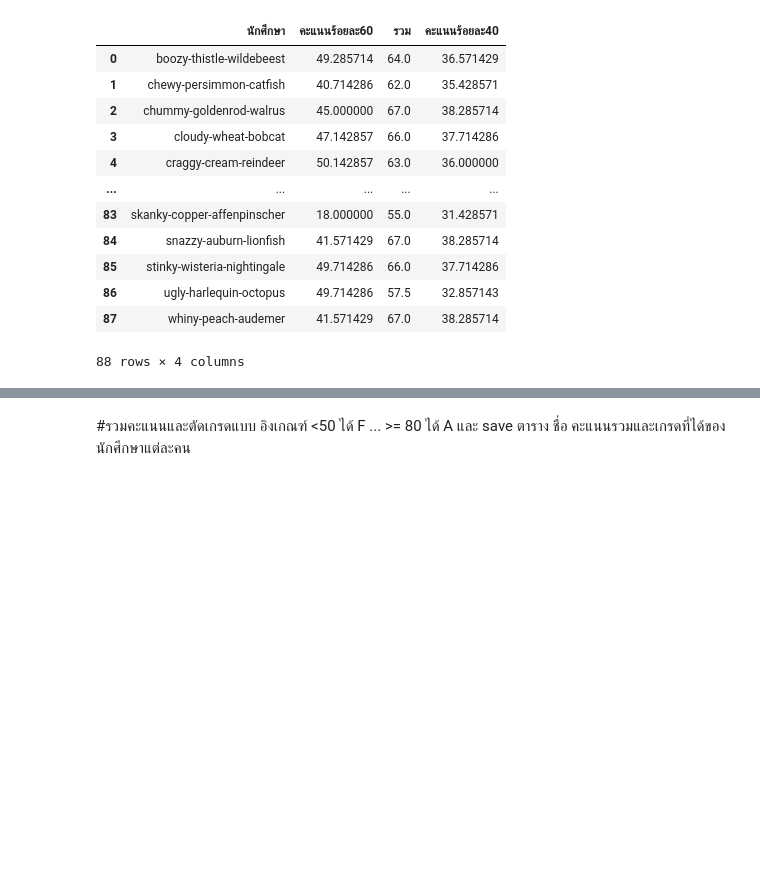
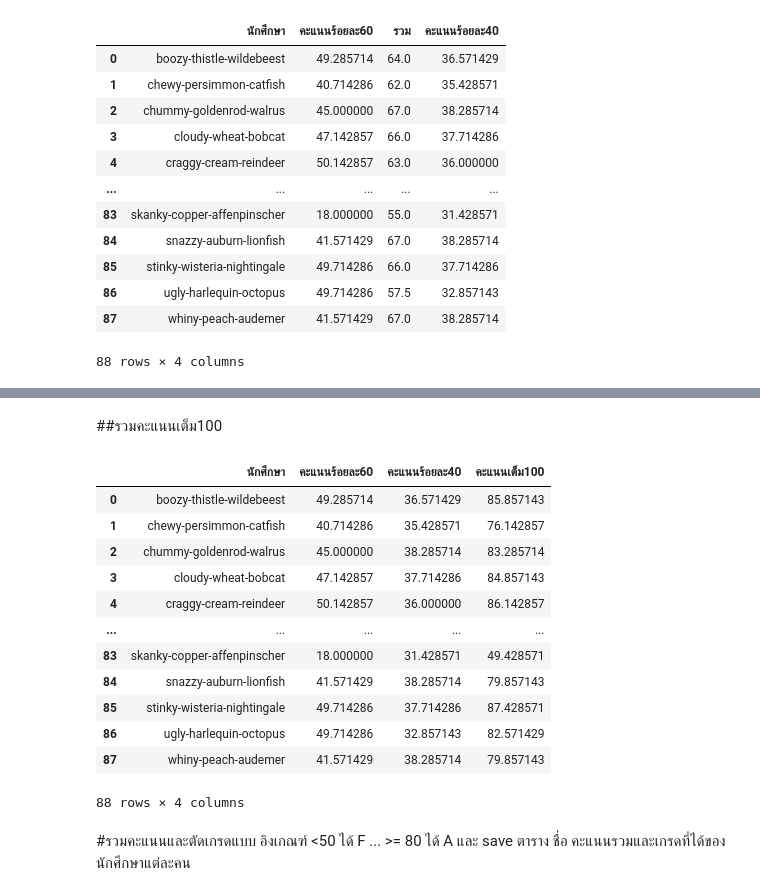
Before and after one commit to 1234567890qqqqqq/BasicProg_DataViz65, a Jupyter notebook: aon1.ipynb, the cells around one changed output, grey strips where cells are left out. Drawn from its saved outputs; the diff is of its cells as text; code cells hidden in the pictures; blank space fills up the shorter version.

Commit message:
รวมคะแนนเต็ม100

```diff
--- a/aon1.ipynb
+++ b/aon1.ipynb
@@ -1207,3 +1207,5 @@ jj2
 | 86 | ugly-harlequin-octopus | 49.714286 | 57.5 | 32.857143 |
 | 87 | whiny-peach-audemer | 41.571429 | 67.0 | 38.285714 |
 88 rows × 4 columns
+# %%
+jj2.drop(['รวม'], axis=1, inplace=True)
@@ -1210,3 +1228,22 @@ jj2
+# %% [markdown]
+##รวมคะแนนเต็ม100
+# %%
+jj2['คะแนนเต็ม100'] = jj2['คะแนนร้อยละ60']+jj2['คะแนนร้อยละ40']
+jj2
+# %% [output]
+|  | นักศึกษา | คะแนนร้อยละ60 | คะแนนร้อยละ40 | คะแนนเต็ม100 |
+| 0 | boozy-thistle-wildebeest | 49.285714 | 36.571429 | 85.857143 |
+| 1 | chewy-persimmon-catfish | 40.714286 | 35.428571 | 76.142857 |
+| 2 | chummy-goldenrod-walrus | 45.000000 | 38.285714 | 83.285714 |
+| 3 | cloudy-wheat-bobcat | 47.142857 | 37.714286 | 84.857143 |
+| 4 | craggy-cream-reindeer | 50.142857 | 36.000000 | 86.142857 |
+| ... | ... | ... | ... | ... |
+| 83 | skanky-copper-affenpinscher | 18.000000 | 31.428571 | 49.428571 |
+| 84 | snazzy-auburn-lionfish | 41.571429 | 38.285714 | 79.857143 |
+| 85 | stinky-wisteria-nightingale | 49.714286 | 37.714286 | 87.428571 |
+| 86 | ugly-harlequin-octopus | 49.714286 | 32.857143 | 82.571429 |
+| 87 | whiny-peach-audemer | 41.571429 | 38.285714 | 79.857143 |
+88 rows × 4 columns
 # %% [markdown]
 #รวมคะแนนและตัดเกรดแบบ อิงเกณฑ์ <50 ได้ F ... >= 80 ได้ A และ save ตาราง ชื่อ คะแนนรวมและเกรดที่ได้ของนักศึกษาแต่ละคน
 # %%
```
Also changed, not shown: parts of 3 cells of this notebook.
